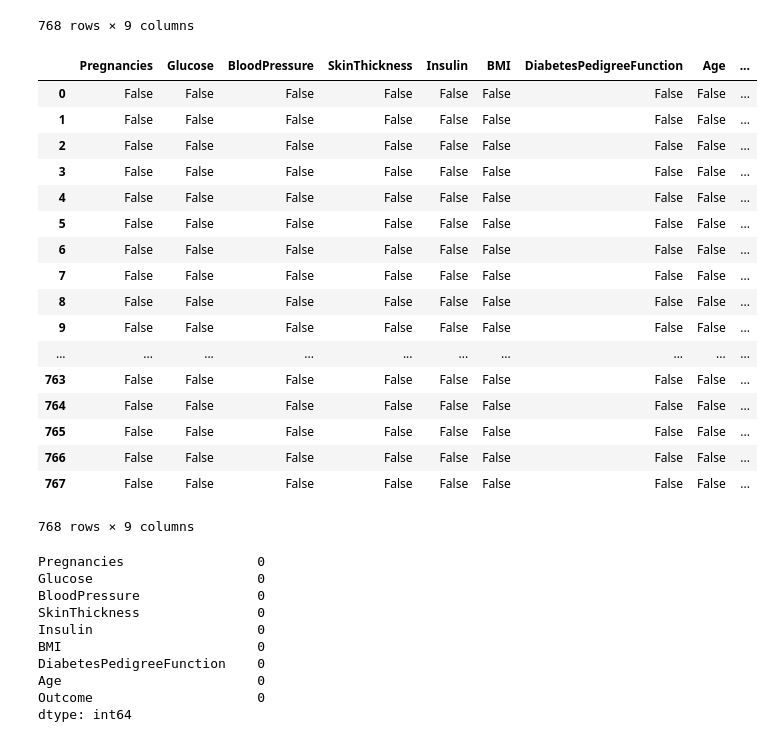
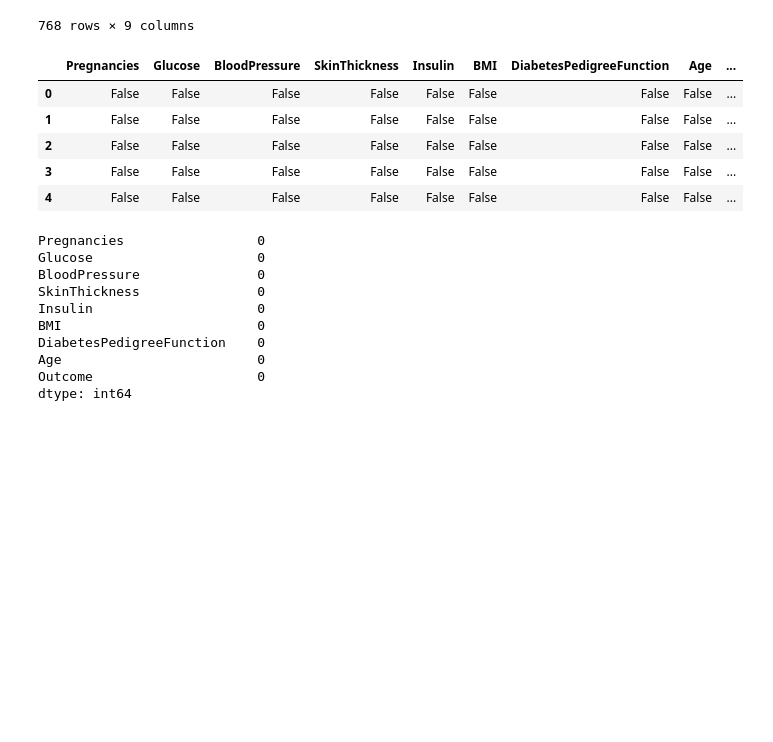
Before and after one commit to GeorgiMinkov/Machine-Learning-Course, a Jupyter notebook: Diabetes - Diabetes mellitus/Diabetes Project v2.ipynb, the cells around one changed output. Cells and saved outputs as stored; diff of their text form; code cells hidden in the pictures; blank space fills up the shorter version.

```diff
--- a/Diabetes - Diabetes mellitus/Diabetes Project v2.ipynb
+++ b/Diabetes - Diabetes mellitus/Diabetes Project v2.ipynb
@@ -52,26 +47,14 @@ matrix
 | 767 | 1 | 93 | 70 | 31 | 0 | 30.4 | 0.315 | 23 | ... |
 768 rows × 9 columns
 # %%
-matrix.isnull()
+matrix.isnull().head()
 # %% [output]
 |  | Pregnancies | Glucose | BloodPressure | SkinThickness | Insulin | BMI | DiabetesPedigreeFunction | Age | ... |
 | 0 | False | False | False | False | False | False | False | False | ... |
 | 1 | False | False | False | False | False | False | False | False | ... |
 | 2 | False | False | False | False | False | False | False | False | ... |
 | 3 | False | False | False | False | False | False | False | False | ... |
 | 4 | False | False | False | False | False | False | False | False | ... |
-| 5 | False | False | False | False | False | False | False | False | ... |
-| 6 | False | False | False | False | False | False | False | False | ... |
-| 7 | False | False | False | False | False | False | False | False | ... |
-| 8 | False | False | False | False | False | False | False | False | ... |
-| 9 | False | False | False | False | False | False | False | False | ... |
-| ... | ... | ... | ... | ... | ... | ... | ... | ... | ... |
-| 763 | False | False | False | False | False | False | False | False | ... |
-| 764 | False | False | False | False | False | False | False | False | ... |
-| 765 | False | False | False | False | False | False | False | False | ... |
-| 766 | False | False | False | False | False | False | False | False | ... |
-| 767 | False | False | False | False | False | False | False | False | ... |
-768 rows × 9 columns
 # %%
 matrix = matrix.fillna(0);
 # %%
```
Also changed, not shown: parts of 7 cells of this notebook.
